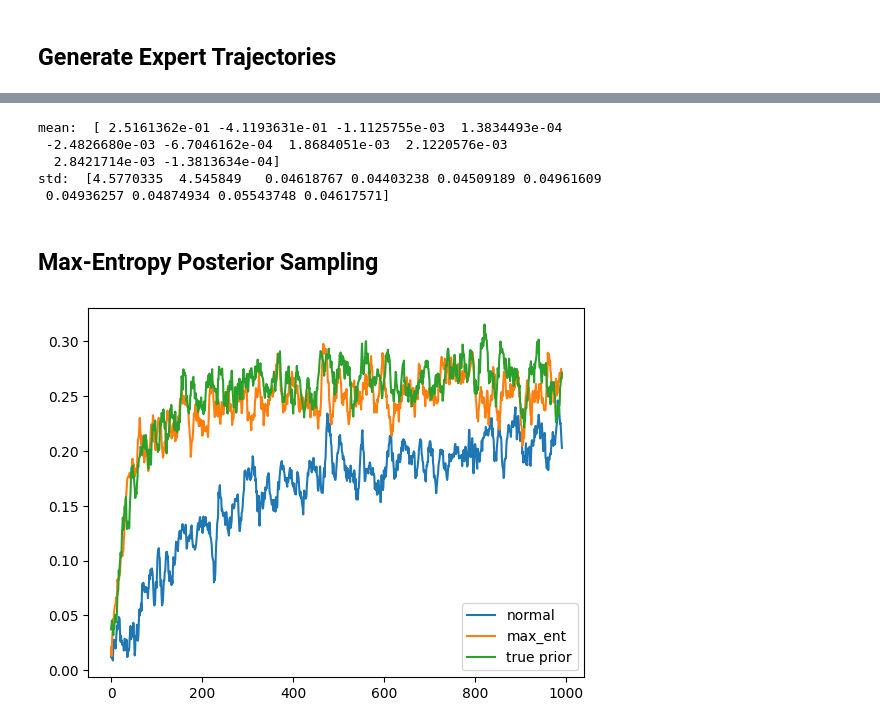
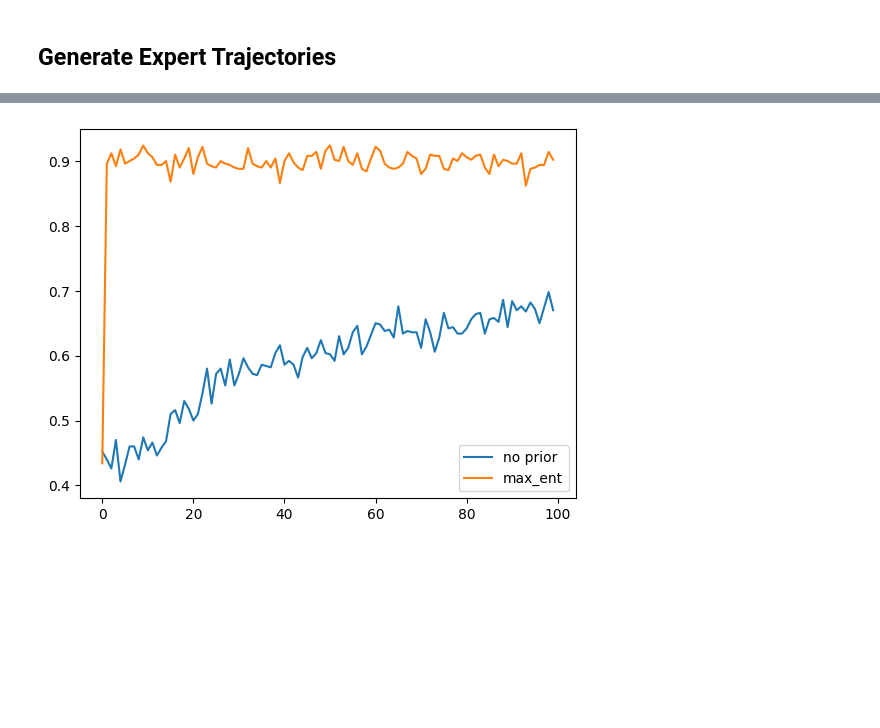
Before and after one commit to keertanavc/experior, a Jupyter notebook: max_ent.ipynb, the cells around one changed output, grey strips where cells are left out. Drawn from its saved outputs; the diff is of its cells as text; code cells hidden in the pictures; blank space fills up the shorter version.

```diff
--- a/max_ent.ipynb
+++ b/max_ent.ipynb
@@ -96,3 +79,11 @@ max_entropy_prior_trainer, unnoramlized_log_prior = make_max_entropy_prior(max_e
+# %%
+from experior.experts import generate_optimal_trajectories
+expert_trajectories = generate_optimal_trajectories(next(rng), mutli_armed_bandit, expert_config["n_trajectory"], horizon=1)
+# %%
+from experior.bandit_agents import make_max_ent_thompson_sampling
+max_ent_ts_train = make_max_ent_thompson_sampling(mutli_armed_bandit,
+                                          reward_model,
+                                          num_envs=env_config["num_envs"],
+                                          **max_ent_config)
 # %%
-max_entropy_prior_trainer = jax.jit(max_entropy_prior_trainer)
-max_ent_out = max_entropy_prior_trainer(next(rng), expert_trajectory=expert_trajectories)
+state, max_ent_state, max_ent_metrics = jax.jit(max_ent_ts_train)(next(rng), expert_trajectories)
@@ -114,11 +89,0 @@ params = jax.vmap(langevin_sampling, in_axes=(0, 0, None, None, None, None))(rng
-# %%
-print("mean: ", params.mean(axis=0), "\nstd: ", params.std(axis=0))
-approx_prior_fn = lambda k, p: jax.scipy.stats.norm.logpdf(p, loc=params.mean(axis=0), scale=params.std(axis=0)).sum(axis=-1)
-# %% [output]
-mean:  [ 2.5161362e-01 -4.1193631e-01 -1.1125755e-03  1.3834493e-04
- -2.4826680e-03 -6.7046162e-04  1.8684051e-03  2.1220576e-03
-  2.8421714e-03 -1.3813634e-04]
-std:  [4.5770335  4.545849   0.04618767 0.04403238 0.04509189 0.04961609
- 0.04936257 0.04874934 0.05543748 0.04617571]
-# %% [markdown]
-## Max-Entropy Posterior Sampling
@@ -242,12 +90,8 @@ true_out = psrl_jit(next(rng), true_prior)
-# %%
-def moving_average(data, window_size):
-    """Smooth data by calculating the moving average over a specified window size."""
-    return jnp.convolve(data, jnp.ones(window_size)/window_size, mode='valid')
 # %%
-plt.plot(moving_average(normal_out["metrics"].reward.mean(axis=0).reshape(-1,), 10), label="normal")
-plt.plot(moving_average(max_ent_out["metrics"].reward.mean(axis=0).reshape(-1,), 10), label="max_ent")
-plt.plot(moving_average(true_out["metrics"].reward.mean(axis=0).reshape(-1,), 10), label="true prior")
+plt.plot(moving_average(no_prior_metrics["reward"].mean(axis=-1)[:100], 1), label="no prior")
+plt.plot(moving_average(max_ent_metrics["reward"].mean(axis=-1)[:100], 1), label="max_ent")
+# plt.plot(moving_average(true_out["metrics"].reward.mean(axis=0).reshape(-1,), 10), label="true prior")
 plt.legend()
 plt.show()
 # %% [output]
-[figure, old version]
+[figure, new version]
```
Also changed, not shown: parts of 16 cells of this notebook, 20 other files.
